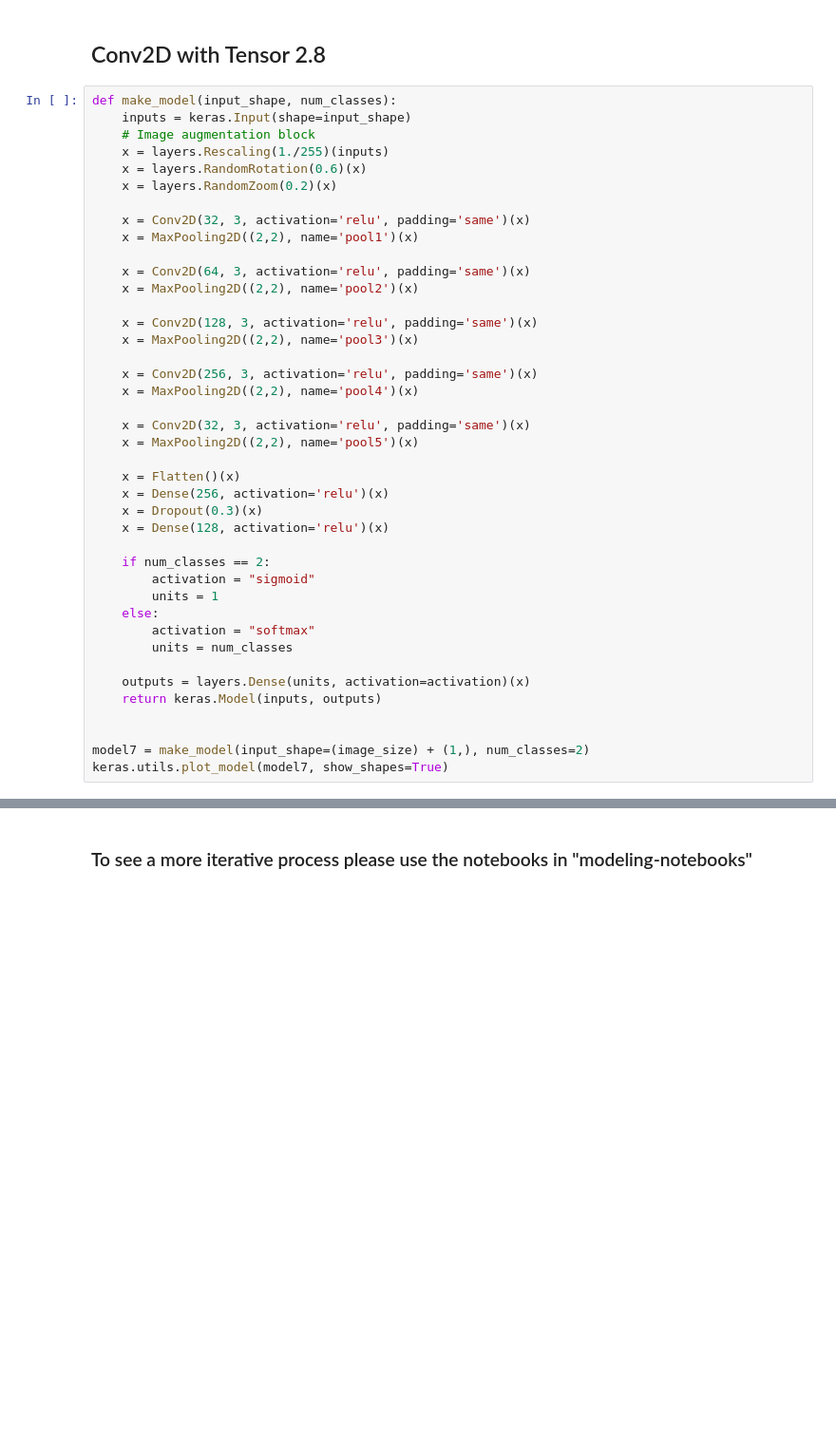
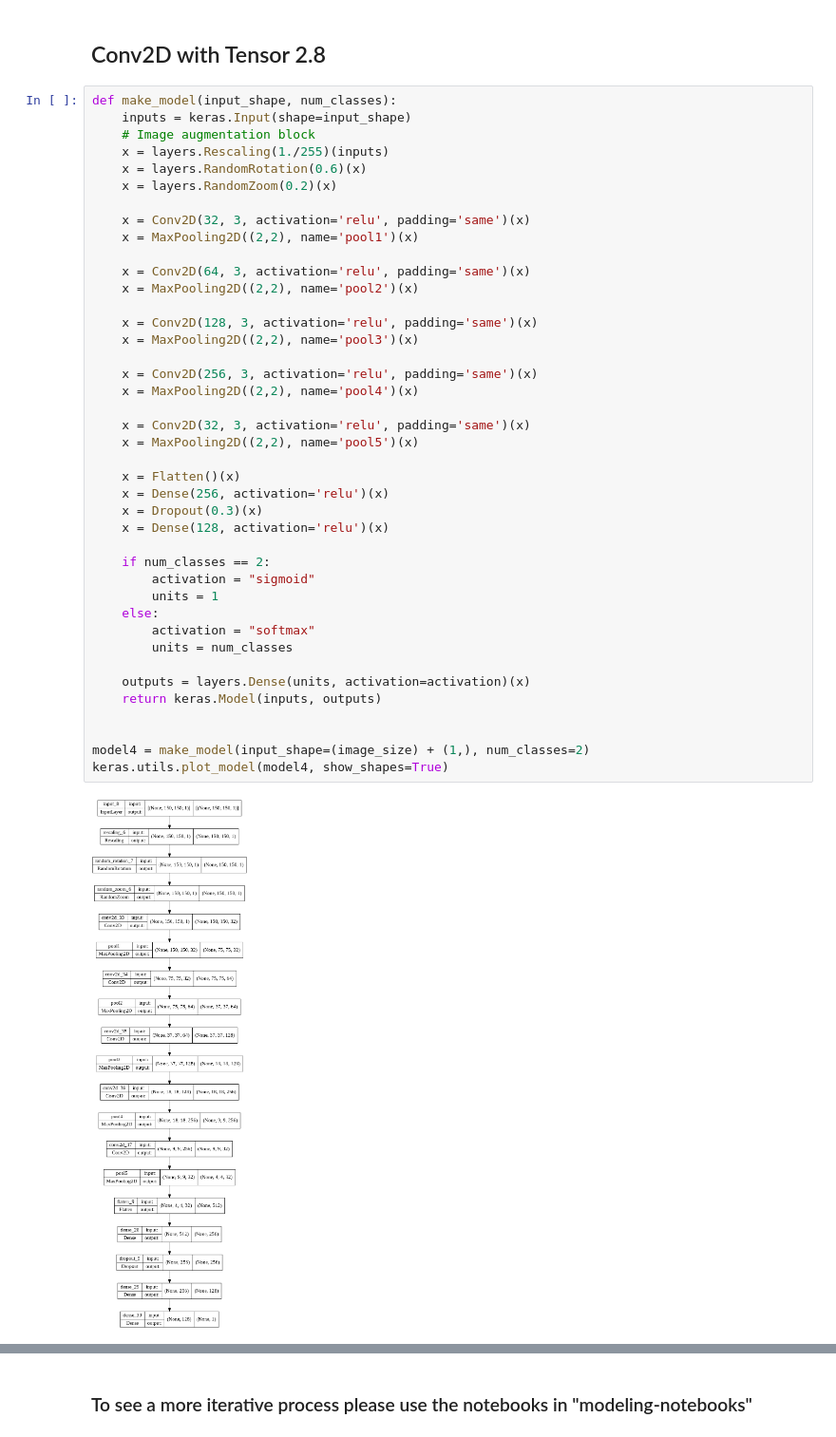
Before and after one commit to UpGoerFive/Diagnosing-Pneumonia_CNN, a Jupyter notebook: Final_Notebook.ipynb, the cells around one changed output, grey strips where cells are left out. Shown at 95% size. Cells and saved outputs as stored; diff of their text form; blank space fills up the shorter version.

```diff
--- a/Final_Notebook.ipynb
+++ b/Final_Notebook.ipynb
@@ -563,33 +713,35 @@ def make_model(input_shape, num_classes):
     x = MaxPooling2D((2,2), name='pool1')(x)
 
     x = Conv2D(64, 3, activation='relu', padding='same')(x)
     x = MaxPooling2D((2,2), name='pool2')(x)
 
     x = Conv2D(128, 3, activation='relu', padding='same')(x)
     x = MaxPooling2D((2,2), name='pool3')(x)
 
     x = Conv2D(256, 3, activation='relu', padding='same')(x)
     x = MaxPooling2D((2,2), name='pool4')(x)
 
     x = Conv2D(32, 3, activation='relu', padding='same')(x)
     x = MaxPooling2D((2,2), name='pool5')(x)
 
     x = Flatten()(x)
     x = Dense(256, activation='relu')(x)
     x = Dropout(0.3)(x)
     x = Dense(128, activation='relu')(x)
 
     if num_classes == 2:
         activation = "sigmoid"
         units = 1
     else:
         activation = "softmax"
         units = num_classes
 
     outputs = layers.Dense(units, activation=activation)(x)
     return keras.Model(inputs, outputs)
 
 
-model7 = make_model(input_shape=(image_size) + (1,), num_classes=2)
-keras.utils.plot_model(model7, show_shapes=True)
+model4 = make_model(input_shape=(image_size) + (1,), num_classes=2)
+keras.utils.plot_model(model4, show_shapes=True)
+# %% [output]
+[figure, added]
 # %%
```
Also changed, not shown: parts of 35 cells of this notebook.
